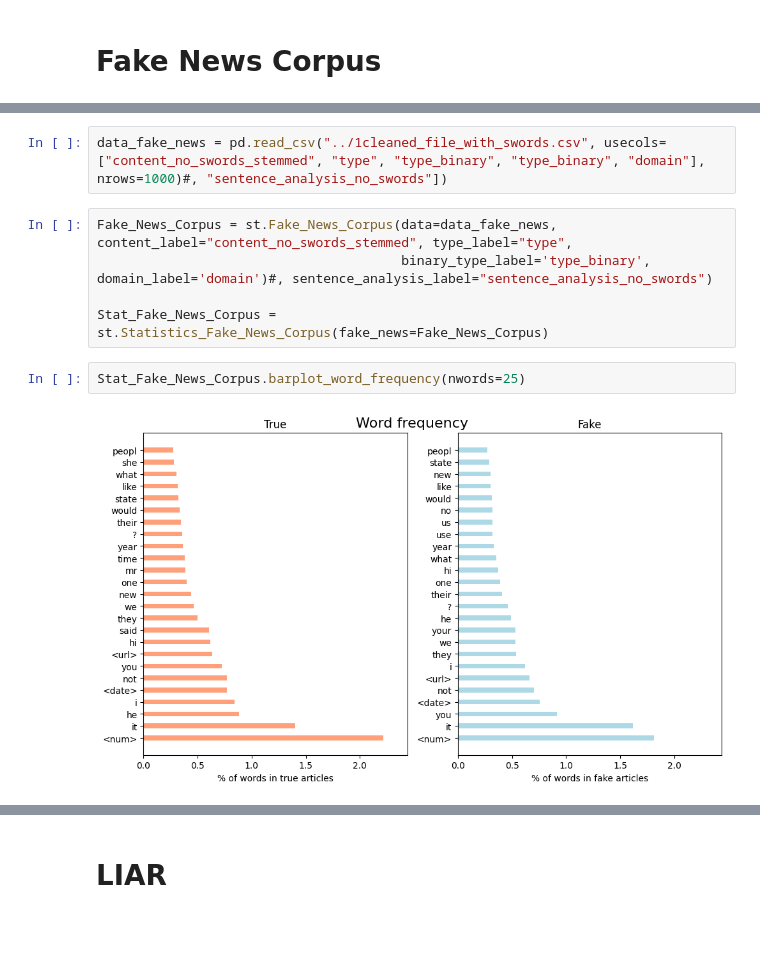
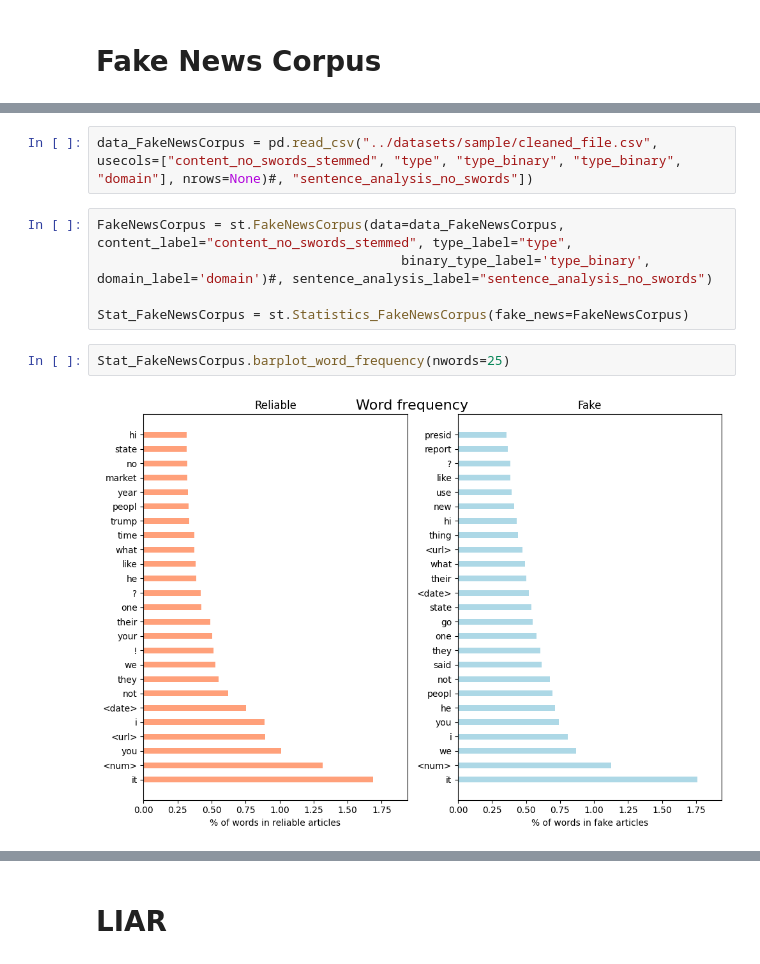
Before and after one commit to henrikdchristensen/DIKU-DS-Exam-FakeNewsDetection, a Jupyter notebook: src/stats.ipynb, the cells around one changed output, grey strips where cells are left out. Cells and saved outputs as stored; diff of their text form; blank space fills up the shorter version.

```diff
--- a/src/stats.ipynb
+++ b/src/stats.ipynb
@@ -17,12 +18,12 @@ importlib.reload(st)
 # %%
-data_fake_news = pd.read_csv("../1cleaned_file_with_swords.csv", usecols=["content_no_swords_stemmed", "type", "type_binary", "type_binary", "domain"], nrows=1000)#, "sentence_analysis_no_swords"])
+data_FakeNewsCorpus = pd.read_csv("../datasets/sample/cleaned_file.csv", usecols=["content_no_swords_stemmed", "type", "type_binary", "type_binary", "domain"], nrows=None)#, "sentence_analysis_no_swords"])
 # %%
-Fake_News_Corpus = st.Fake_News_Corpus(data=data_fake_news, content_label="content_no_swords_stemmed", type_label="type",
+FakeNewsCorpus = st.FakeNewsCorpus(data=data_FakeNewsCorpus, content_label="content_no_swords_stemmed", type_label="type",
                                        binary_type_label='type_binary', domain_label='domain')#, sentence_analysis_label="sentence_analysis_no_swords")
 
-Stat_Fake_News_Corpus = st.Statistics_Fake_News_Corpus(fake_news=Fake_News_Corpus)
+Stat_FakeNewsCorpus = st.Statistics_FakeNewsCorpus(fake_news=FakeNewsCorpus)
 # %%
-Stat_Fake_News_Corpus.barplot_word_frequency(nwords=25)
+Stat_FakeNewsCorpus.barplot_word_frequency(nwords=25)
 # %% [output]
-[figure, old version]
+[figure, new version]
 # %%
```
Also changed, not shown: parts of 23 cells of this notebook, 2 other files.
